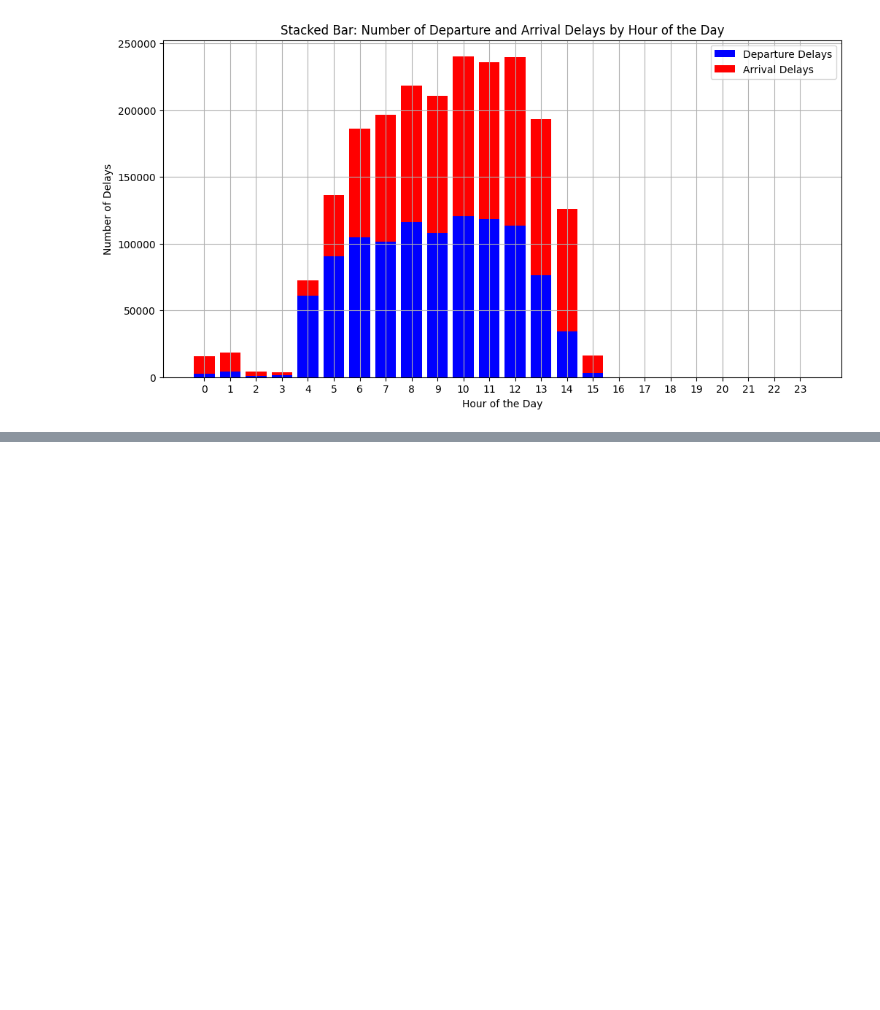
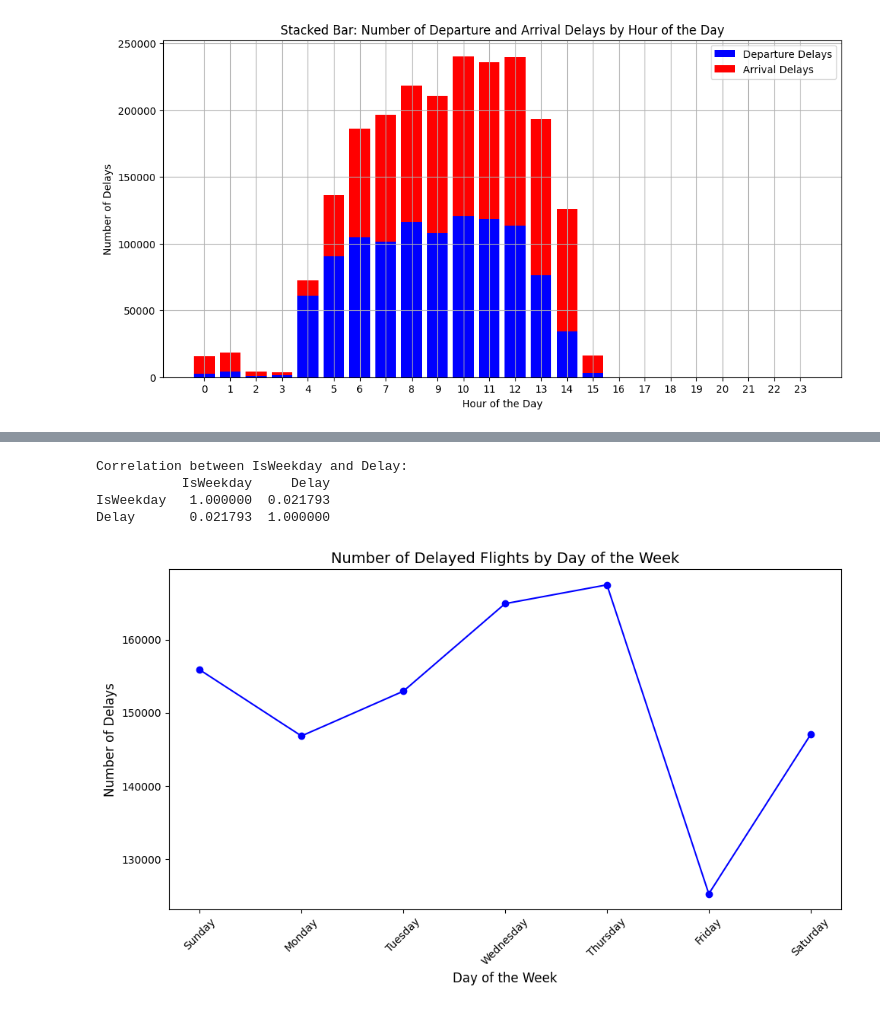
Before and after one commit to AnnikaBoodoosingh/COMP3610-Project, a Jupyter notebook: feature_selection.ipynb, the cells around one changed output, grey strips where cells are left out. Saved outputs shown, nothing was run; the diff lists cells and outputs as text; code cells hidden in the pictures; blank space fills up the shorter version.

```diff
--- a/feature_selection.ipynb
+++ b/feature_selection.ipynb
@@ -327,0 +396,58 @@ plt.show()
+# %%
+# Step 1: Select the needed columns and make a copy to avoid SettingWithCopyWarning
+df_selected = df[['DayOfWeek', 'DepDelay', 'ArrDelay', 'Flights']].copy()
+
+# Check if the flight is on a weekday (Monday = 1, Tuesday = 2, Wednesday = 3, Thursday = 4, Friday = 5)
+df_selected['IsWeekday'] = df_selected['DayOfWeek'].isin([1, 2, 3, 4, 5]).astype(int)
+
+df_selected.columns = df_selected.columns.str.strip()  # Remove leading/trailing spaces
+
+# Check if either departure or arrival delay > 0 minutes
+df_selected['Delay'] = ((df_selected['DepDelay'] > 0) | (df_selected['ArrDelay'] > 0)).astype(int)
+
+# Calculate the correlation between IsWeekend and Delay
+correlation = df_selected[['IsWeekday', 'Delay']].corr()
+
+# Print the correlation matrix
+print("Correlation between IsWeekday and Delay:")
+print(correlation)
+# %% [output]
+Correlation between IsWeekday and Delay:
+           IsWeekday     Delay
+IsWeekday   1.000000  0.021793
+Delay       0.021793  1.000000
+# %%
+import pandas as pd
+import matplotlib.pyplot as plt
+
+# Assuming df is your original DataFrame
+
+# Step 1: Create the 'Delay' column
+df['Delay'] = ((df['DepDelay'] > 0) | (df['ArrDelay'] > 0)).astype(int)
+
+# Step 2: Group by DayOfWeek and sum the delays (1 means delayed)
+delay_by_day = df.groupby('DayOfWeek')['Delay'].sum().reset_index()
+
+# Step 3: Map DayOfWeek values to their respective names
+day_map = {1: 'Sunday', 2: 'Monday', 3: 'Tuesday', 4: 'Wednesday',
+           5: 'Thursday', 6: 'Friday', 7: 'Saturday'}
+delay_by_day['Day'] = delay_by_day['DayOfWeek'].map(day_map)
+
+# Step 4: Sort the data by DayOfWeek for proper chronological order
+delay_by_day = delay_by_day.sort_values('DayOfWeek', ignore_index=True)
+
+# Step 5: Create the line plot
+plt.figure(figsize=(10, 6))
+plt.plot(delay_by_day['Day'], delay_by_day['Delay'], marker='o', linestyle='-', color='b')
+
+# Step 6: Add labels and title
+plt.title('Number of Delayed Flights by Day of the Week', fontsize=14)
+plt.xlabel('Day of the Week', fontsize=12)
+plt.ylabel('Number of Delays', fontsize=12)
+plt.xticks(rotation=45)  # Rotate x-axis labels for better readability
+
+# Step 7: Display the plot
+plt.tight_layout()
+plt.show()
+# %% [output]
+[figure, added]
```
Also changed, not shown: parts of 4 cells of this notebook.
